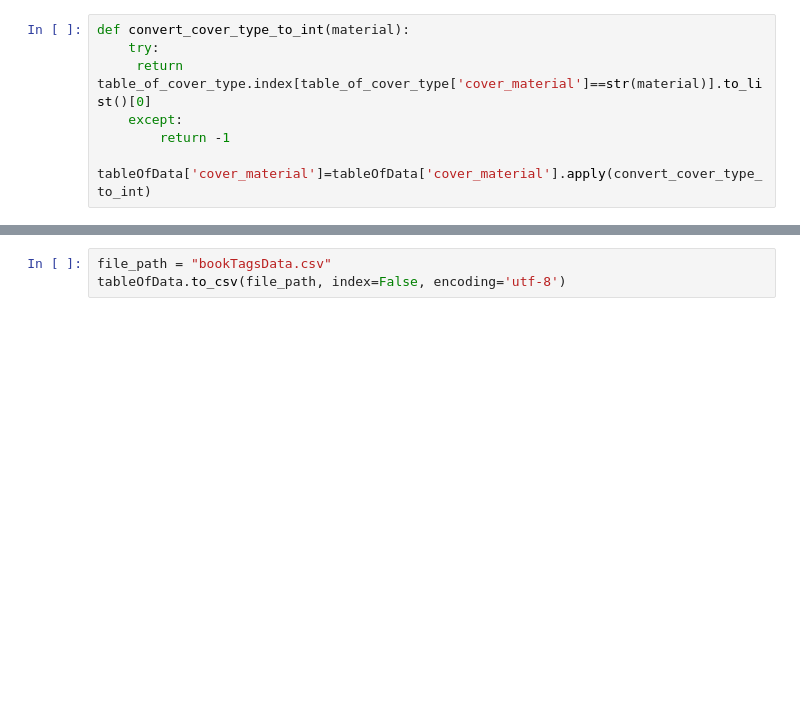
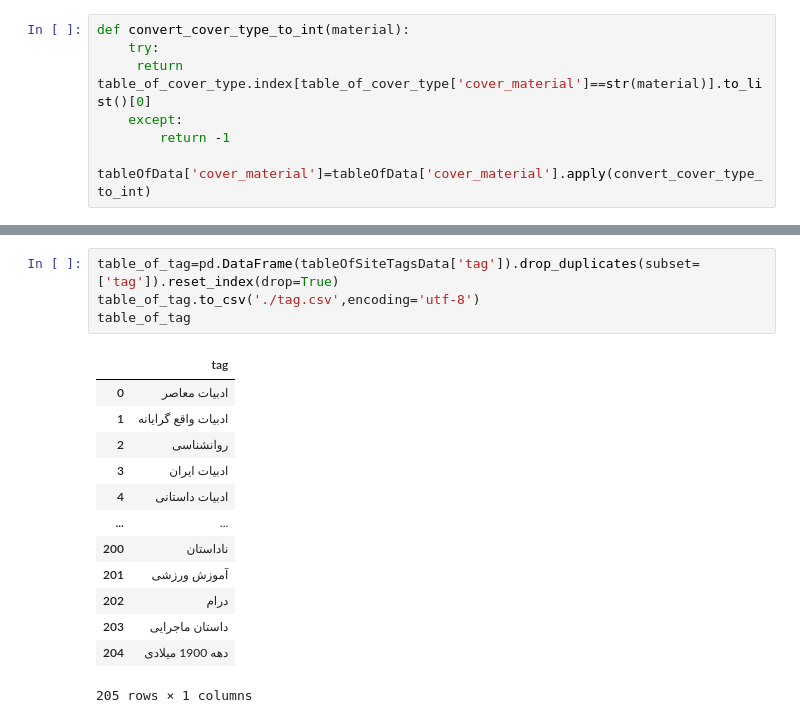
Before and after one commit to sanoooavi/Booktopia, a Jupyter notebook: scrap.ipynb, the cells around one changed output, grey strips where cells are left out. Drawn from its saved outputs; the diff is of its cells as text; blank space fills up the shorter version.

```diff
--- a/scrap.ipynb
+++ b/scrap.ipynb
@@ -536,3 +531,18 @@ tableOfSiteTagsData
 # %%
-file_path = "bookTagsData.csv"
-tableOfData.to_csv(file_path, index=False, encoding='utf-8')
+table_of_tag=pd.DataFrame(tableOfSiteTagsData['tag']).drop_duplicates(subset=['tag']).reset_index(drop=True)
+table_of_tag.to_csv('./tag.csv',encoding='utf-8')
+table_of_tag
+# %% [output]
+|  | tag |
+| 0 | ادبیات معاصر |
+| 1 | ادبیات واقع گرایانه |
+| 2 | روانشناسی |
+| 3 | ادبیات ایران |
+| 4 | ادبیات داستانی |
+| ... | ... |
+| 200 | ناداستان |
+| 201 | آموزش ورزشی |
+| 202 | درام |
+| 203 | داستان ماجرایی |
+| 204 | دهه 1900 میلادی |
+205 rows × 1 columns
```
Also changed, not shown: parts of 21 cells of this notebook, 11 other files.
